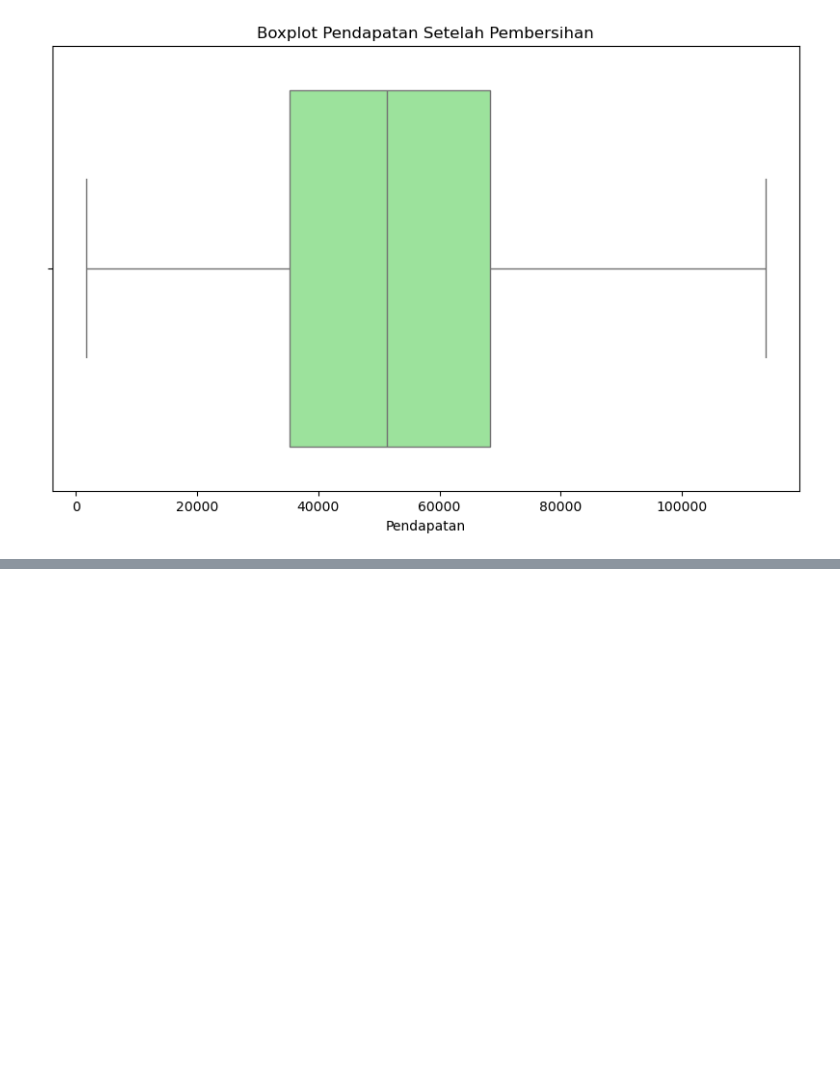
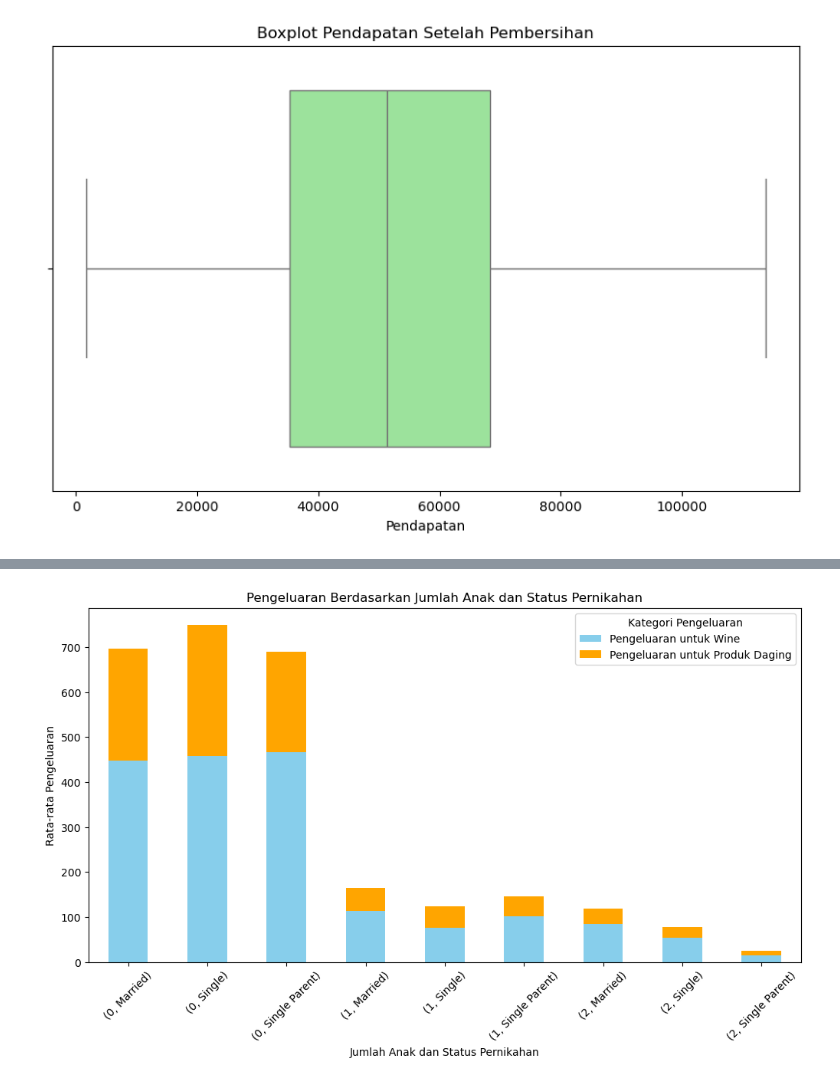
Before and after one commit to intsqy/Purwadhika_CapstoneProject2_JCDSOL, a Jupyter notebook: 1_IncomeSegmentation.ipynb, the cells around one changed output, grey strips where cells are left out. Cells and saved outputs as stored; diff of their text form; code cells hidden in the pictures; blank space fills up the shorter version.

```diff
--- a/1_IncomeSegmentation.ipynb
+++ b/1_IncomeSegmentation.ipynb
@@ -140,0 +306,17 @@ Text(0.5, 0, 'Golongan Pemasukan')
+# %%
+df_grouped = df.groupby(['Kidhome', 'Cleaned_Marital_Status'])[['Pengeluaran untuk Wine', 'Pengeluaran untuk Produk Daging']].mean()
+
+df_grouped.plot(
+    kind='bar',
+    stacked=True,
+    figsize=(12, 6),
+    color=['skyblue', 'orange']
+)
+plt.title('Pengeluaran Berdasarkan Jumlah Anak dan Status Pernikahan')
+plt.ylabel('Rata-rata Pengeluaran')
+plt.xlabel('Jumlah Anak dan Status Pernikahan')
+plt.xticks(rotation=45)
+plt.legend(title='Kategori Pengeluaran')
+plt.show()
+# %% [output]
+[figure, added]
```
Also changed, not shown: parts of 24 cells of this notebook.
